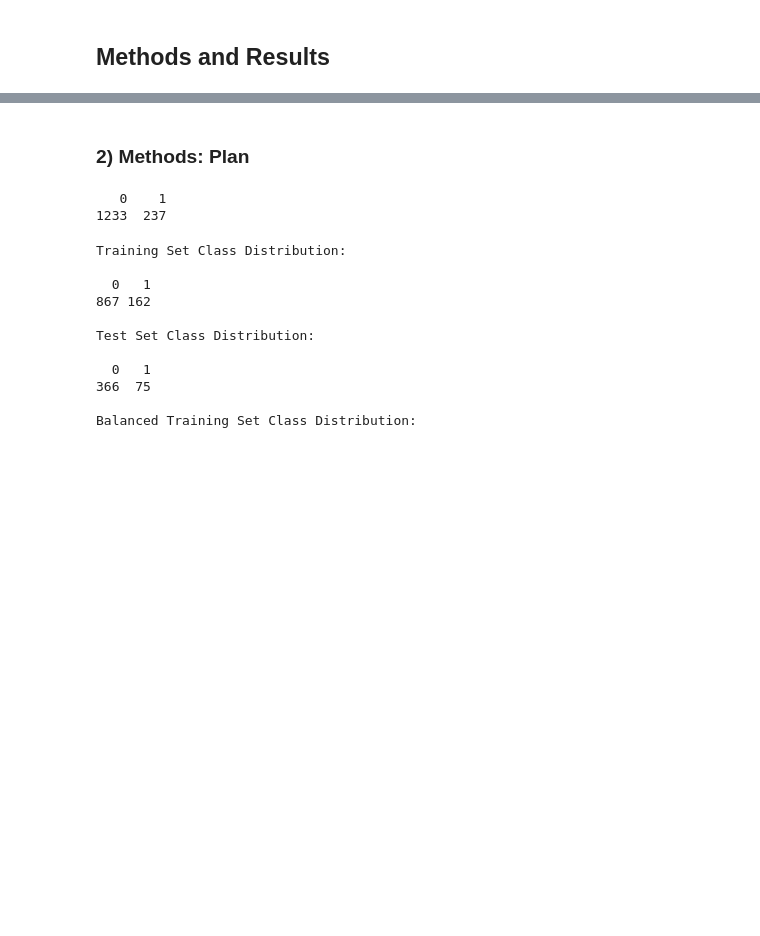
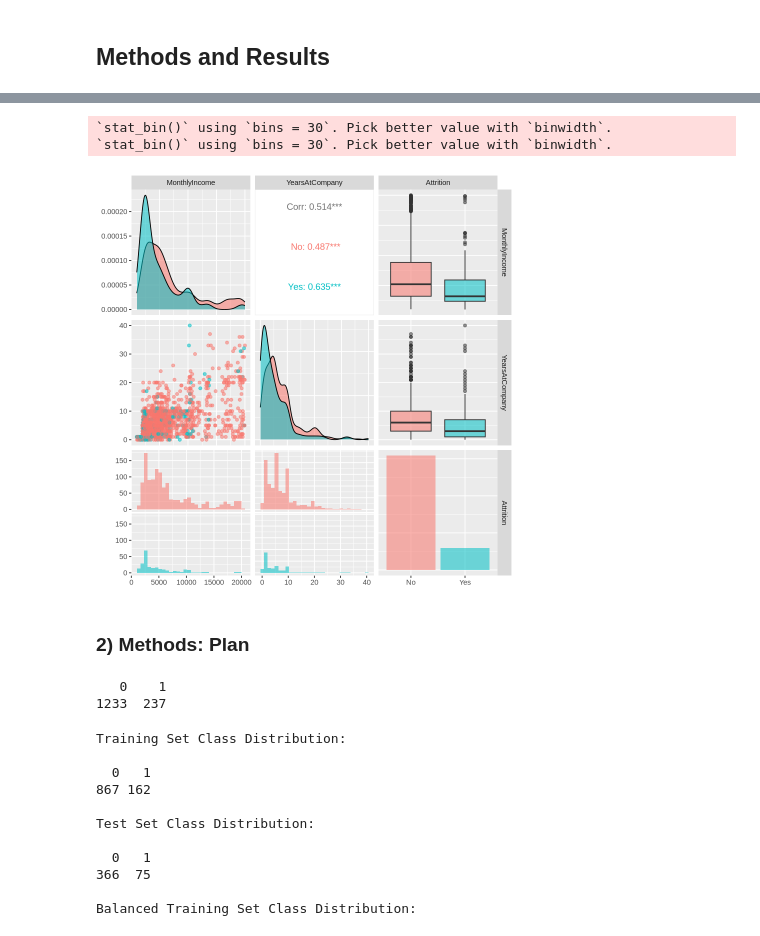
Before and after one commit to navthukral/STAT301Project, a Jupyter notebook: GroupReport.ipynb, the cells around one changed output, grey strips where cells are left out. Drawn from its saved outputs; the diff is of its cells as text; code cells hidden in the pictures; blank space fills up the shorter version.

```diff
--- a/GroupReport.ipynb
+++ b/GroupReport.ipynb
@@ -60,3 +111,14 @@ A tibble: 6 × 35
+# %%
+# Select relevant columns for pairwise relationships
+eda_data <- data %>%
+  select(MonthlyIncome, YearsAtCompany, Attrition)
+
+# Create pairwise plot
+ggpairs(eda_data, aes(color = Attrition, alpha = 0.7))
+# %% [output]
+`stat_bin()` using `bins = 30`. Pick better value with `binwidth`.
+`stat_bin()` using `bins = 30`. Pick better value with `binwidth`.
+[figure, added]
 # %% [markdown]
 ### 2) Methods: Plan ###
 # %%
```
Also changed, not shown: parts of 9 cells of this notebook.
